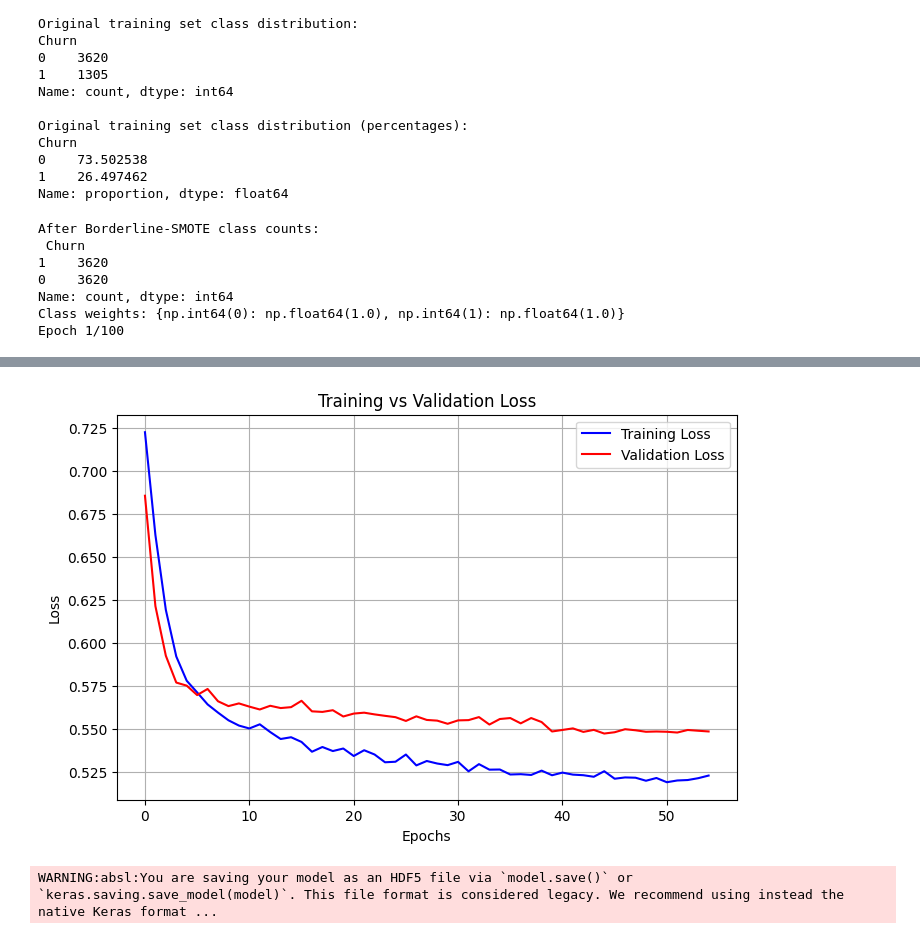
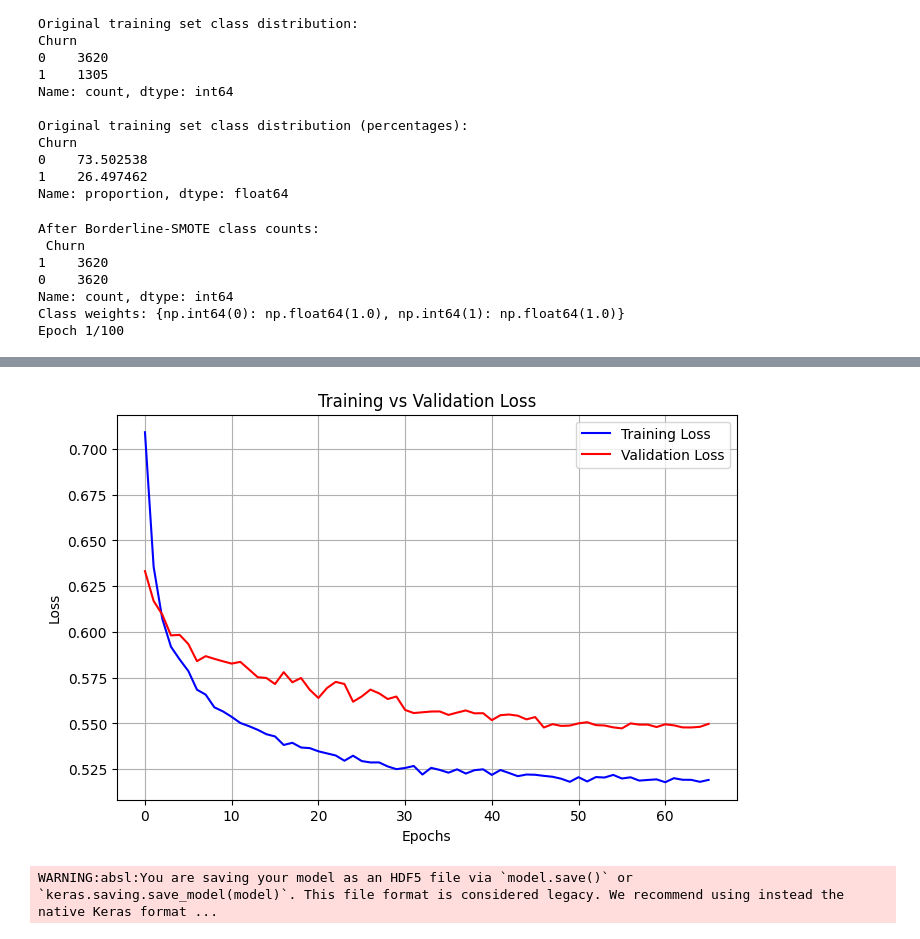
Before and after one commit to Kavishka2401/CustomerChurnPredictionSystem, a Jupyter notebook: Final_NN_Model.ipynb, the cells around one changed output, grey strips where cells are left out. Cells and saved outputs as stored; diff of their text form; code cells hidden in the pictures.

```diff
--- a/Final_NN_Model.ipynb
+++ b/Final_NN_Model.ipynb
@@ -165,7 +165,7 @@ model.add(tf.keras.layers.Dense(
     units=32,
     activation='relu',
     input_shape=(X_train_res.shape[1],),
-    kernel_regularizer=l2(0.001)
+    kernel_regularizer=l2(0.002)
 ))
 model.add(tf.keras.layers.Dropout(0.2, seed=SEED))
 
@@ -173,7 +173,7 @@ model.add(tf.keras.layers.Dropout(0.2, seed=SEED))
 model.add(tf.keras.layers.Dense(
     units=16,
     activation='relu',
-    kernel_regularizer=l2(0.001)
+    kernel_regularizer=l2(0.002)
 ))
 model.add(tf.keras.layers.Dropout(0.2, seed=SEED))
 
@@ -191,7 +191,7 @@ def f1_metric(y_true, y_pred):
     recall = tp / (tp + fn + tf.keras.backend.epsilon())
     return 2 * (precision * recall) / (precision + recall + tf.keras.backend.epsilon())
 
-opt = Adam(learning_rate=0.0003)
+opt = Adam(learning_rate=0.0005)
 # Compile model
 model.compile(
     optimizer=opt,
@@ -305,4 +305,4 @@ Confusion Matrix:
-[figure, old version]
+[figure, new version]
 # %%
 # Save the entire model
 # Define path in your Google Drive
```
Also changed, not shown: parts of 3 cells of this notebook.
